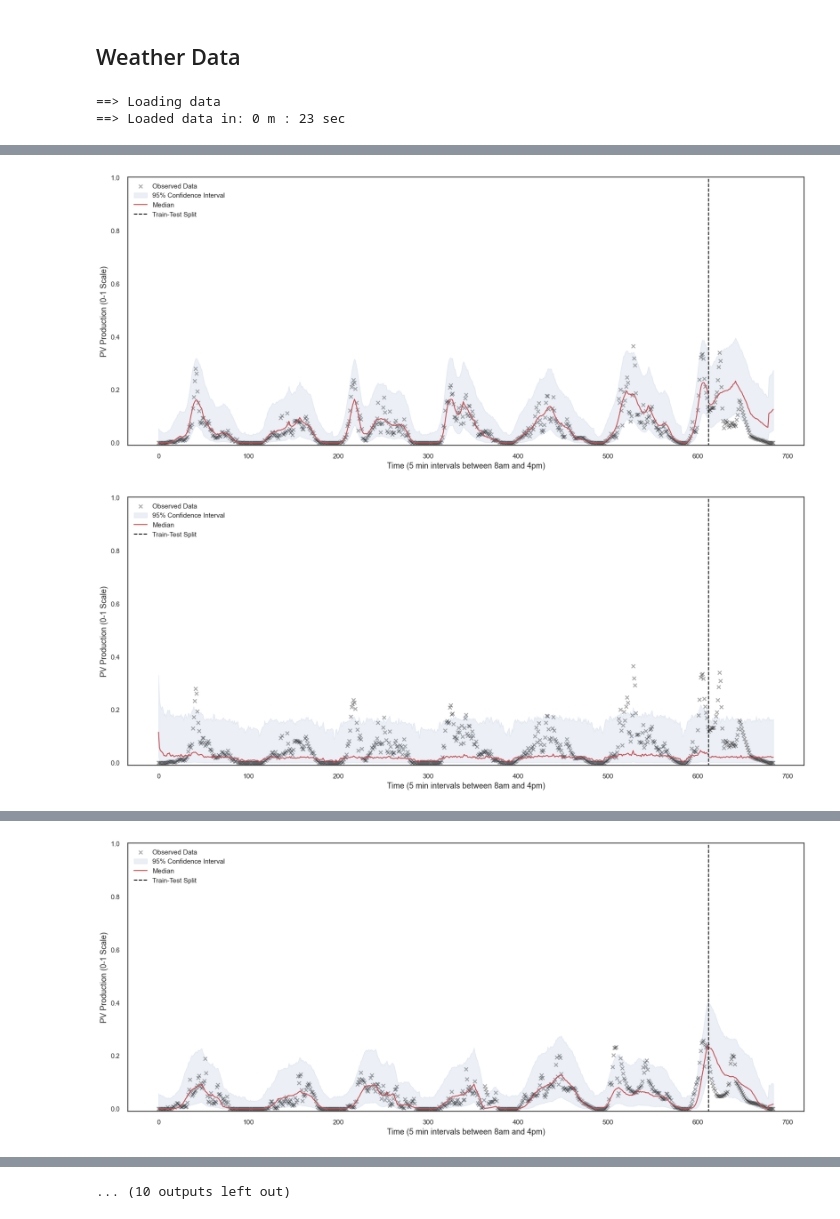
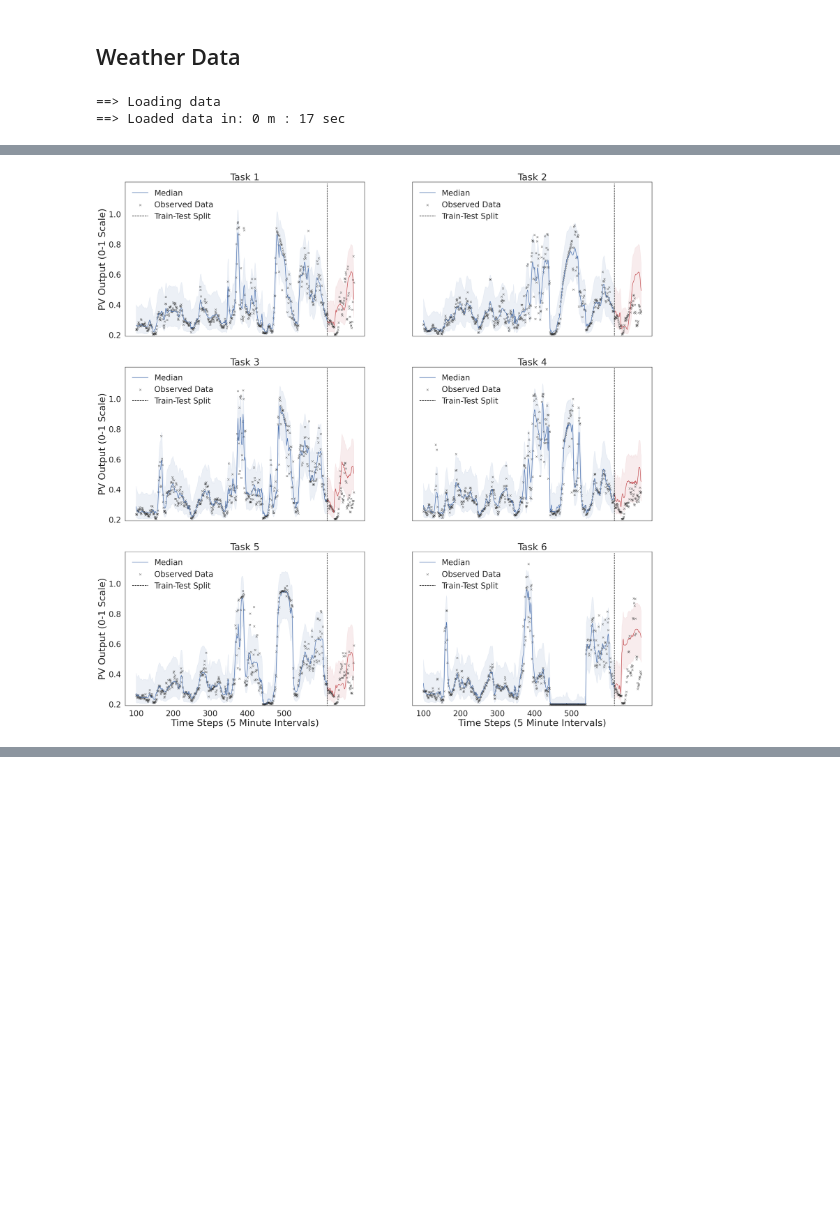
Before and after one commit to eirikbaekkelund/Dissertation, a Jupyter notebook: examples/docs/beta_gp.ipynb, the cells around one changed output, grey strips where cells are left out. Cells and saved outputs as stored; diff of their text form; code cells hidden in the pictures; blank space fills up the shorter version.

```diff
--- a/examples/docs/beta_gp.ipynb
+++ b/examples/docs/beta_gp.ipynb
@@ -177,20 +15,18 @@ Iter 100/100 - Loss: -1.254
 # %% [markdown]
 ## Weather Data
 # %%
-# data parameters
-DAY_INIT = 0
-DAY_MIN = 8
-DAY_MAX = 16
-N_DAYS = 21
-MINUTE_INTERVAL = 5
+DAY_INIT = 0 # start of data is 01-01-2018
+N_DAYS = 365 # data until 01-01-2019
+DAY_MIN = 8 # starting hour of all our data (per day)
+DAY_MAX = 16 # ending hour of all our data (per day)
+MINUTE_INTERVAL = 5 # the minute interval of our data
 DAILY_DATA_POINTS = (DAY_MAX - DAY_MIN) * 60 // MINUTE_INTERVAL
-N_DAYS_FOLD = 8
-N_SYSTEMS = 10
-CIRCLE_COORDS = (53.5, -3)
-RADIUS = 0.4
+N_DAYS_FOLD = 7
+N_SYSTEMS = 6
+CIRCLE_COORDS = (53.28, -3.05)
+RADIUS = 0.25
 interval = int(DAILY_DATA_POINTS * N_DAYS_FOLD)
 # %%
-from data import SystemLoader, PVWeatherGenerator
 generator = PVWeatherGenerator(
     coords=CIRCLE_COORDS,
     radius=RADIUS,
@@ -202,5 +38,5 @@ generator = PVWeatherGenerator(
 loader = SystemLoader(generator.df, train_interval=interval)
 # %% [output]
 ==> Loading data
-==> Loaded data in: 0 m : 23 sec
+==> Loaded data in: 0 m : 17 sec
 # %%
@@ -214,44 +50,49 @@ gp_config = {
 from kernels import get_mean_covar_weather
 from models import ApproximateGPBaseModel
 from likelihoods import BetaLikelihood_MeanParametrization
-from pv_plot import plot_gp
+
 
 for X_tr, Y_tr, X_te, Y_te, T_tr, T_te in loader:
+    fig, ax = plt.subplots(N_SYSTEMS // 2, 2, figsize=(30, 5 * (N_SYSTEMS)), sharex=True, sharey=True)
+    ax = ax.flatten()
+    plt.rcParams['font.serif'] = ['Times New Roman']
 
     for i in range(loader.n_systems):
         x_tr, y_tr, x_te, y_te = loader.train_test_split_individual(i)
+        x_tr = x_tr[:,:-1]
+        x_te = x_te[:,:-1]
+        gp_config['num_inducing_points'] = x_tr.shape[0]
+        mean, covar = get_mean_covar_weather(num_latents=1, d=x_tr.shape[-1], weather_kernel='matern', combine='product')
 
-        gp_config['num_inducing_points'] = x_tr.shape[0]
-        mean, covar1 = get_mean_covar_weather(num_latents=1, d=x_tr.shape[-1])
-        _, covar2 = get_mean_covar_weather(
-                        num_latents=1,
-                        d=x_tr.shape[-1],
-                        weather_kernel='matern',
-                        combine='sum')
-
-        model1 = ApproximateGPBaseModel(
+        model = ApproximateGPBaseModel(
             X=x_tr,
             y=y_tr,
             mean_module=mean,
-            covar_module=covar1,
+            covar_module=covar,
             likelihood = BetaLikelihood_MeanParametrization(scale=30),
             config=gp_config,
         )
-        model2 = ApproximateGPBaseModel(
-            X=x_tr,
-            y=y_tr,
-            mean_module=mean,
-            covar_module=covar2,
-            likelihood = BetaLikelihood_MeanParametrization(scale=20),
-            config=gp_config,
-        )
-        model1.fit(n_iter=200, lr=0.2, verbose=True)
-        model2.fit(n_iter=200, lr=0.2, verbose=True)
 
-        plot_gp(model1, x_tr, x_te, y_tr, y_te, pred_type='median')
-        plot_gp(model2, x_tr, x_te, y_tr, y_te, pred_type='median')
+        model.fit(n_iter=100, lr=0.2, verbose=True)
 
+        plot_gp_ax(model, x_tr, x_te, y_tr, y_te, pred_type='median', ax=ax[i])
+        ax[i].set_title(f'Task {i+1}', fontsize=30)
+        ax[i].legend(fontsize=25, loc='upper left')
+        # set y label for left column
+        if i % 2 == 0:
+            ax[i].set_ylabel('PV Output (0-1 Scale)', fontsize=30)
+            # add y ticks
+            y_ticks_rounded = np.round(np.arange(0, 1.1, 0.2), 1)
+            ax[i].set_yticklabels(y_ticks_rounded, fontsize=25)
+        # set x label for bottom row
+        if i >= N_SYSTEMS - 2:
+            ax[i].set_xlabel('Time Steps (5 Minute Intervals)', fontsize=30)
+            # add x ticks
+            n_tr = x_tr.shape[0]
+            n_te = x_te.shape[0]
+            ax[i].set_xticklabels(np.arange(0, n_tr+n_te, 100), fontsize=25)
 
+    plt.show()
     # updated slicing
     break
 # %% [output]
@@ -278,2 +133 @@ Iter 200/200 - Loss: -2.515
-[figure, old version]
+[figure, new version]
-[figure, removed]
@@ -300 +133,0 @@ Iter 200/200 - Loss: -2.802
-[figure, removed]
@@ -346 +133,0 @@ Iter 200/200 - Loss: -2.693
-... (10 outputs left out)
```
Also changed, not shown: parts of 10 cells of this notebook, 24 other files.
